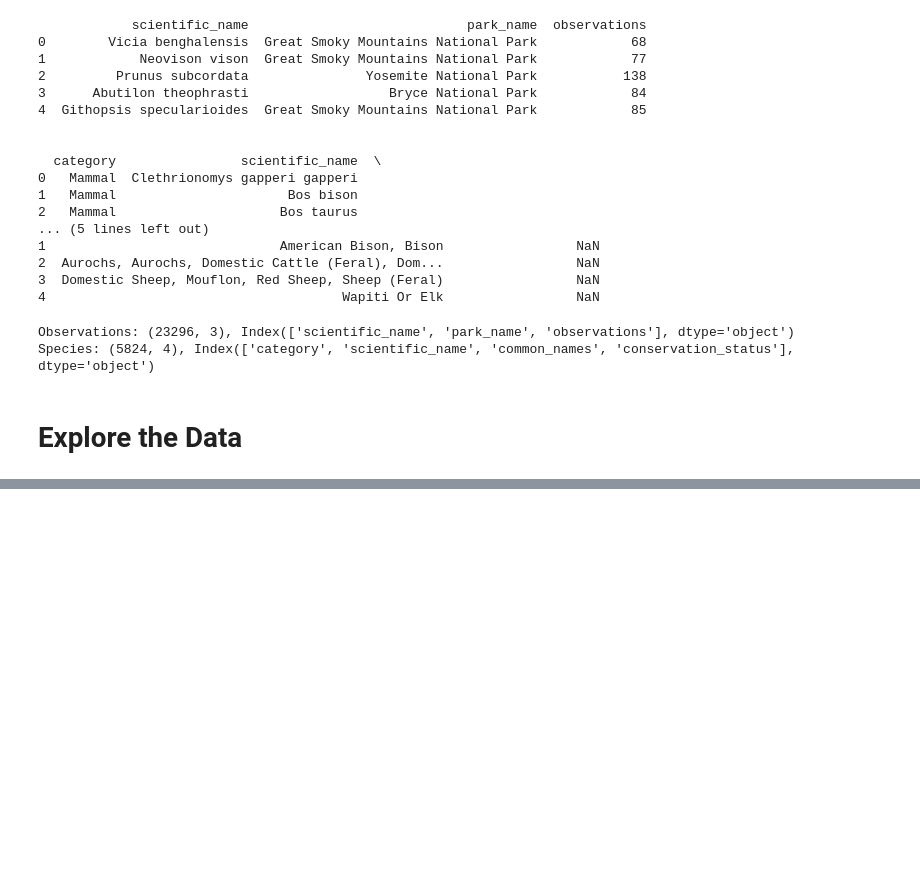
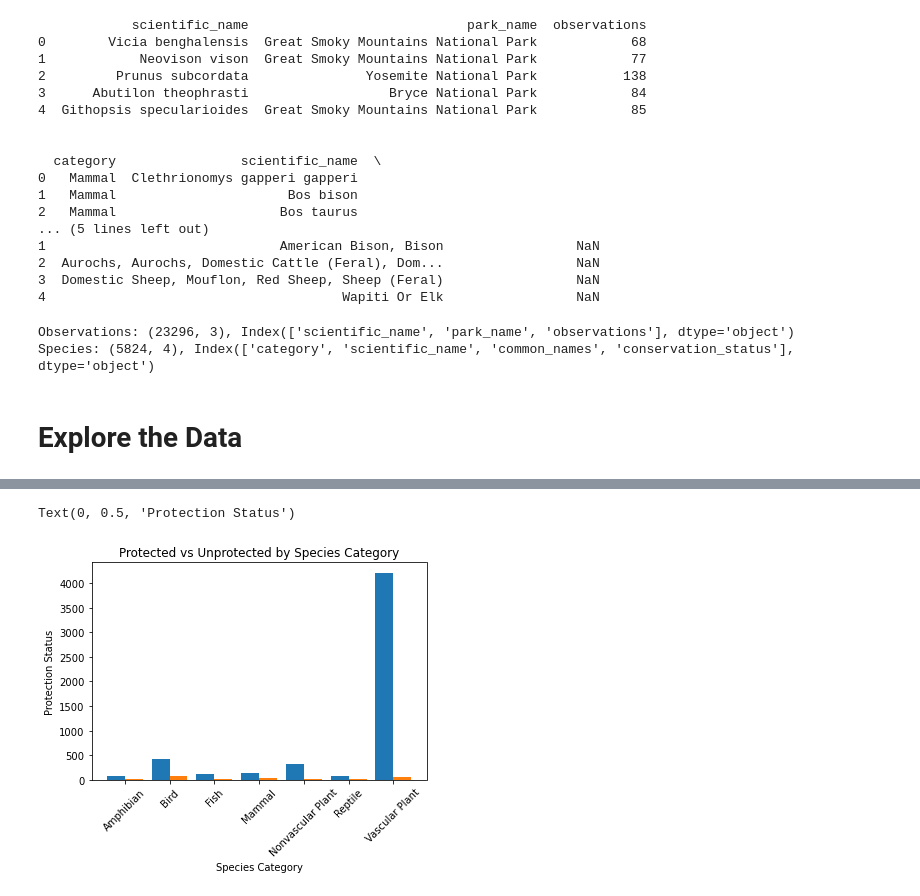
Before and after one commit to h-ostcode/Biodiversity-in-National-Parks, a Jupyter notebook: biodiversity.ipynb, the cells around one changed output, grey strips where cells are left out. Drawn from its saved outputs; the diff is of its cells as text; code cells hidden in the pictures; blank space fills up the shorter version.

```diff
--- a/biodiversity.ipynb
+++ b/biodiversity.ipynb
@@ -157,0 +212,7 @@ Total number of observations:3314739
+# %%
+#Q2: Are certain species more likely to face endangerment than others?
+species['is_protected'] = species.conservation_status != 'No Intervention'
+category_counts = species.groupby(['category', 'is_protected']).scientific_name.nunique().reset_index().pivot(columns='is_protected',index='category',values='scientific_name').reset_index()
+category_counts.columns = ['category', 'not_protected', 'protected']
+
+category_counts
@@ -157,0 +228,13 @@ Total number of observations:3314739
+# %%
+#ax = category_counts.plot(kind = 'bar', figsize=(8,6), stacked=True)
+X_axis = np.arange(len(category_counts.category))
+
+plt.bar(X_axis - 0.2, category_counts.not_protected, 0.4, label = 'Not Protected')
+plt.bar(X_axis + 0.2, category_counts.protected, 0.4, label = 'Protected')
+plt.title('Protected vs Unprotected by Species Category')
+plt.xticks(X_axis, category_counts.category, rotation = 45)
+plt.xlabel("Species Category")
+plt.ylabel('Protection Status')
+# %% [output]
+Text(0, 0.5, 'Protection Status')
+[figure, added]
```
Also changed, not shown: parts of 11 cells of this notebook.
